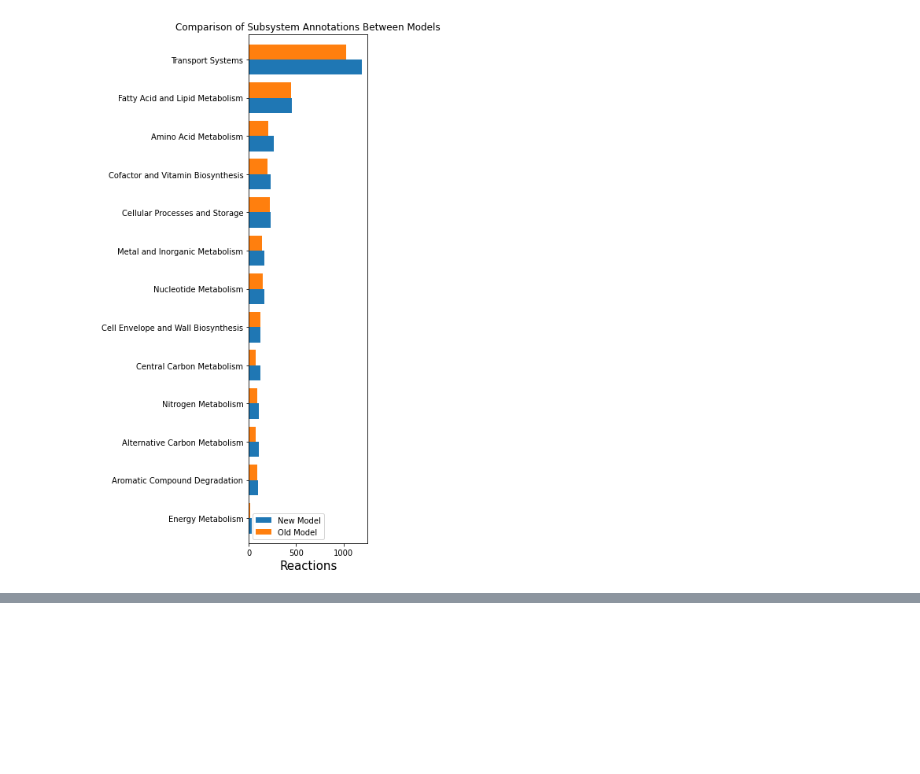
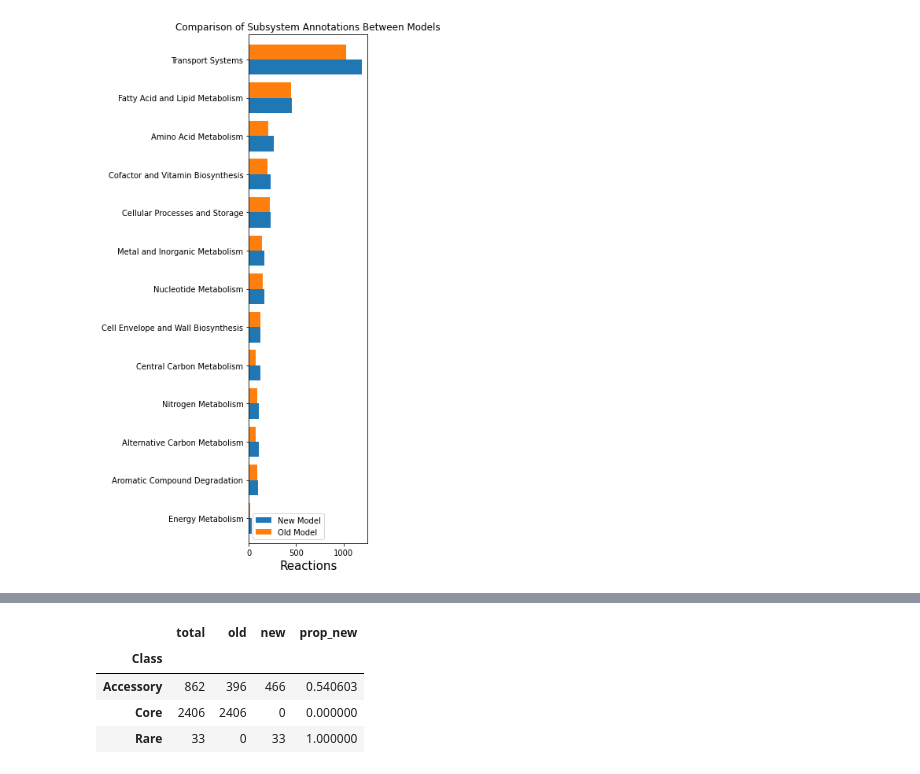
Before and after one commit to SBRG/Pseudomonas_putida_GEMs, a Jupyter notebook: subsystem_annotation.ipynb, the cells around one changed output, grey strips where cells are left out. Drawn from its saved outputs; the diff is of its cells as text; code cells hidden in the pictures; blank space fills up the shorter version.

```diff
--- a/subsystem_annotation.ipynb
+++ b/subsystem_annotation.ipynb
@@ -292,0 +387,28 @@ plt.show()
+# %%
+cls["Class"] = cls["Class"].replace({
+    "Core (≥98%)": "Core",
+    "Accessory (10–98%)": "Accessory",
+    "Rare (<10%)": "Rare"
+})
+
+# Create a status column: Old model vs New additions
+cls["Status"] = np.where(cls["In Old Model"].astype(int) == 1, "Old model", "New additions")
+
+# Helpful aggregates
+tot_by_class = cls.groupby("Class").size().rename("total")
+old_by_class = cls[cls["In Old Model"].astype(int) == 1].groupby("Class").size().rename("old")
+new_by_class = cls[cls["In Old Model"].astype(int) == 0].groupby("Class").size().rename("new")
+
+summary = (
+    pd.concat([tot_by_class, old_by_class, new_by_class], axis=1)
+    .fillna(0)
+    .astype(int)
+    .assign(prop_new=lambda d: d["new"] / d["total"].where(d["total"] != 0, np.nan))
+)
+summary
+# %% [output]
+|  | total | old | new | prop_new |
+| Class |  |  |  |  |
+| Accessory | 862 | 396 | 466 | 0.540603 |
+| Core | 2406 | 2406 | 0 | 0.000000 |
+| Rare | 33 | 0 | 33 | 1.000000 |
```
Also changed, not shown: parts of 12 cells of this notebook, 46 other files.
